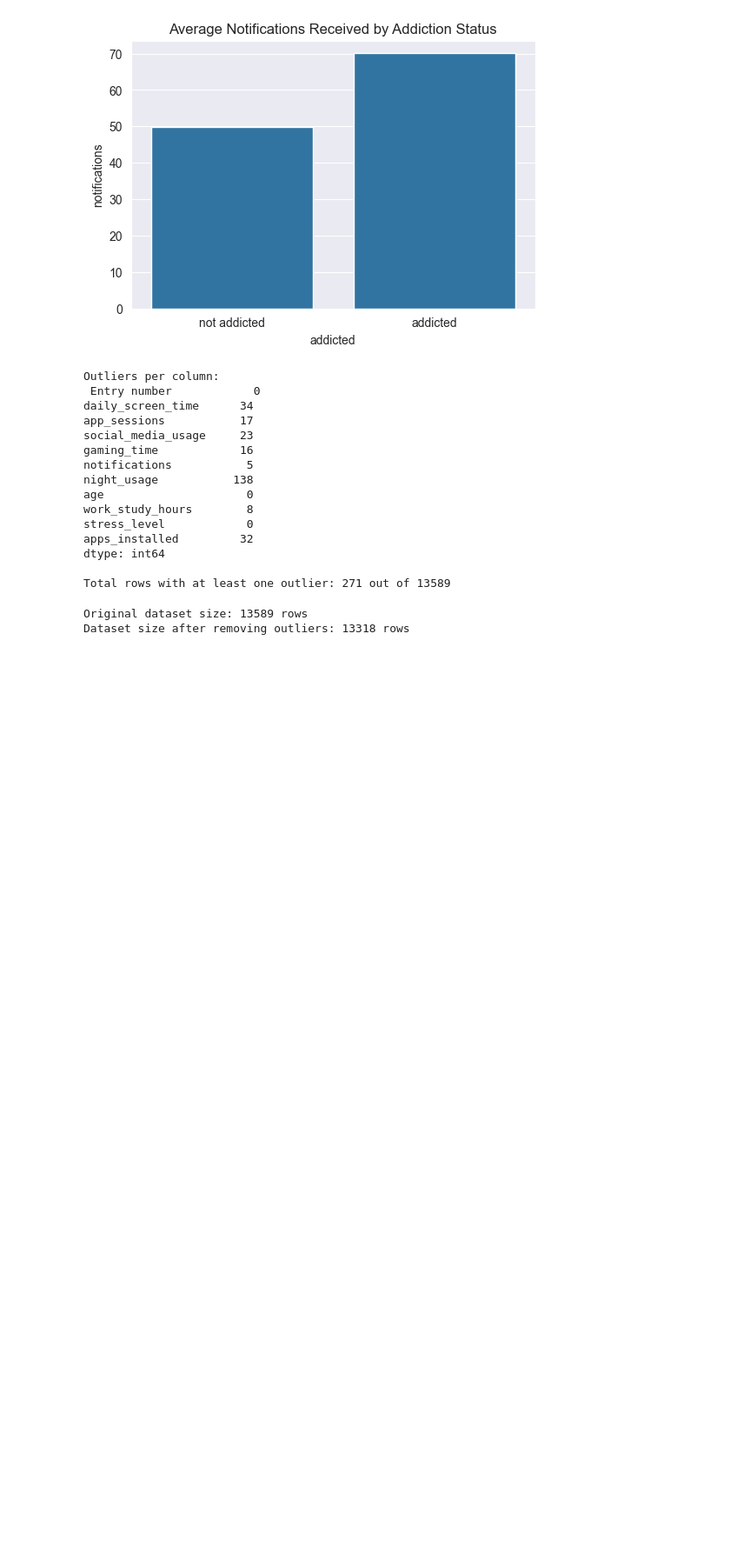
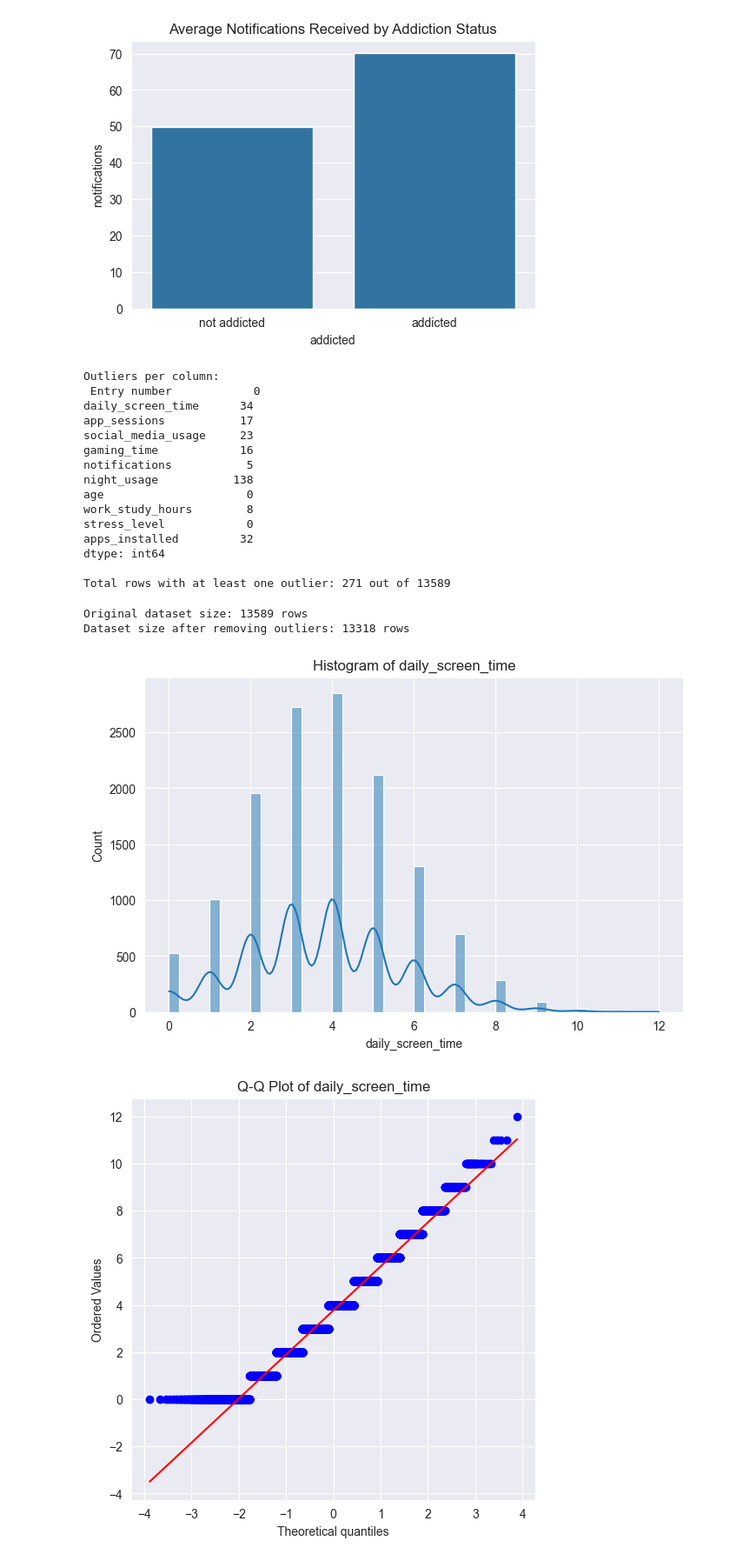
Before and after one commit to 3booooood/Data-science_project, a Jupyter notebook: Mobile_Addiction wrangling-analysis.ipynb, the cells around one changed output. Shown: that part at 87% size. Saved outputs shown, nothing was run; the diff lists cells and outputs as text; code cells hidden in the pictures; blank space fills up the shorter version.

Commit message:
data visulization

```diff
--- a/Mobile_Addiction.ipynb
+++ b/Mobile_Addiction wrangling-analysis.ipynb
@@ -172,3 +178,33 @@ df_no_outliers.to_csv("mobile_addiction_cleaned.csv", index=False)
 # %% [output]
 Original dataset size: 13589 rows
 Dataset size after removing outliers: 13318 rows
+# %%
+# Select a numeric column (e.g., daily screen time)
+column = 'daily_screen_time'
+
+# Histogram with KDE
+plt.figure(figsize=(8, 5))
+sns.histplot(data_set[column], kde=True)
+plt.title(f"Histogram of {column}")
+plt.show()
+
+# Q-Q Plot
+plt.figure(figsize=(6, 6))
+stats.probplot(data_set[column], dist="norm", plot=plt)
+plt.title(f"Q-Q Plot of {column}")
+plt.show()
+
+# Perform Anderson-Darling test for normality
+result = stats.anderson(data_set[column], dist='norm')
+print(f"Anderson-Darling Test Statistic: {result.statistic:.3f}")
+
+# Significance level interpretation
+for i in range(len(result.critical_values)):
+    sl, cv = result.significance_level[i], result.critical_values[i]
+    if result.statistic < cv:
+        print(f"At {sl}% significance level: Data likely follows a normal distribution (stat < crit).")
+    else:
+        print(f"At {sl}% significance level: Data likely does not follow a normal distribution (stat >= crit).")
+# %% [output]
+[figure, added]
+[figure, added]
```
Also changed, not shown: parts of 9 cells of this notebook, 19 other files.
